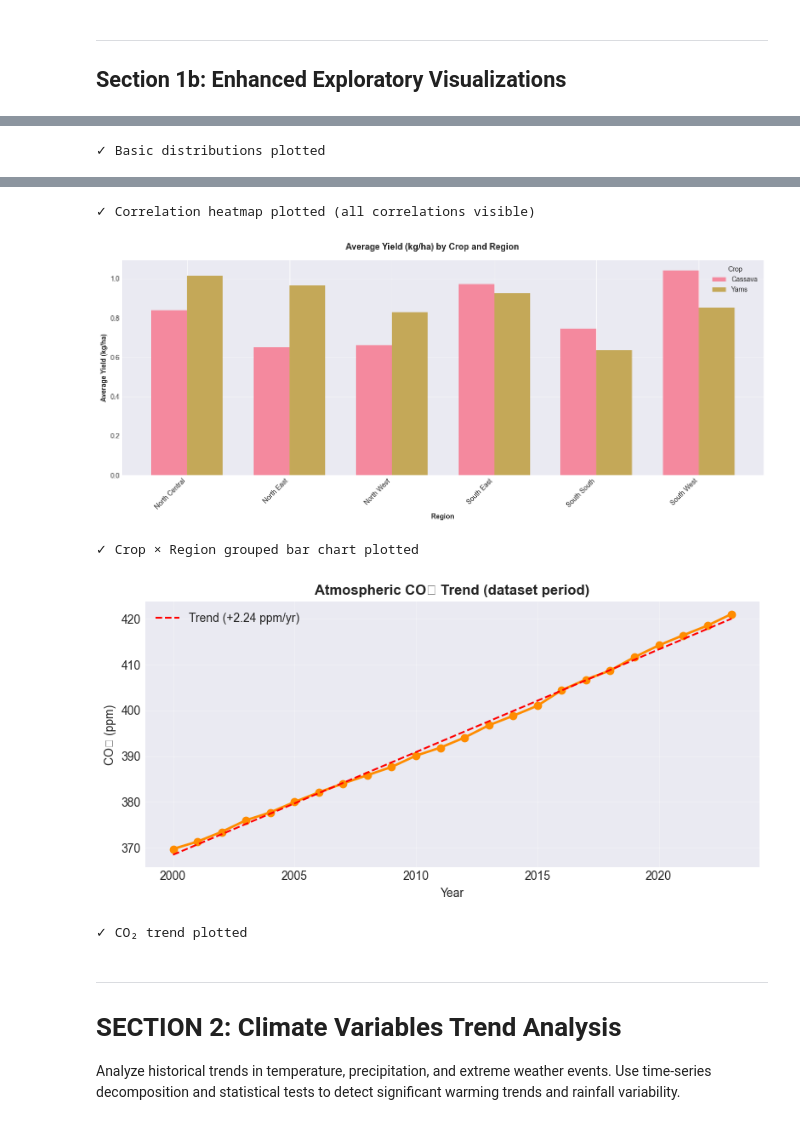
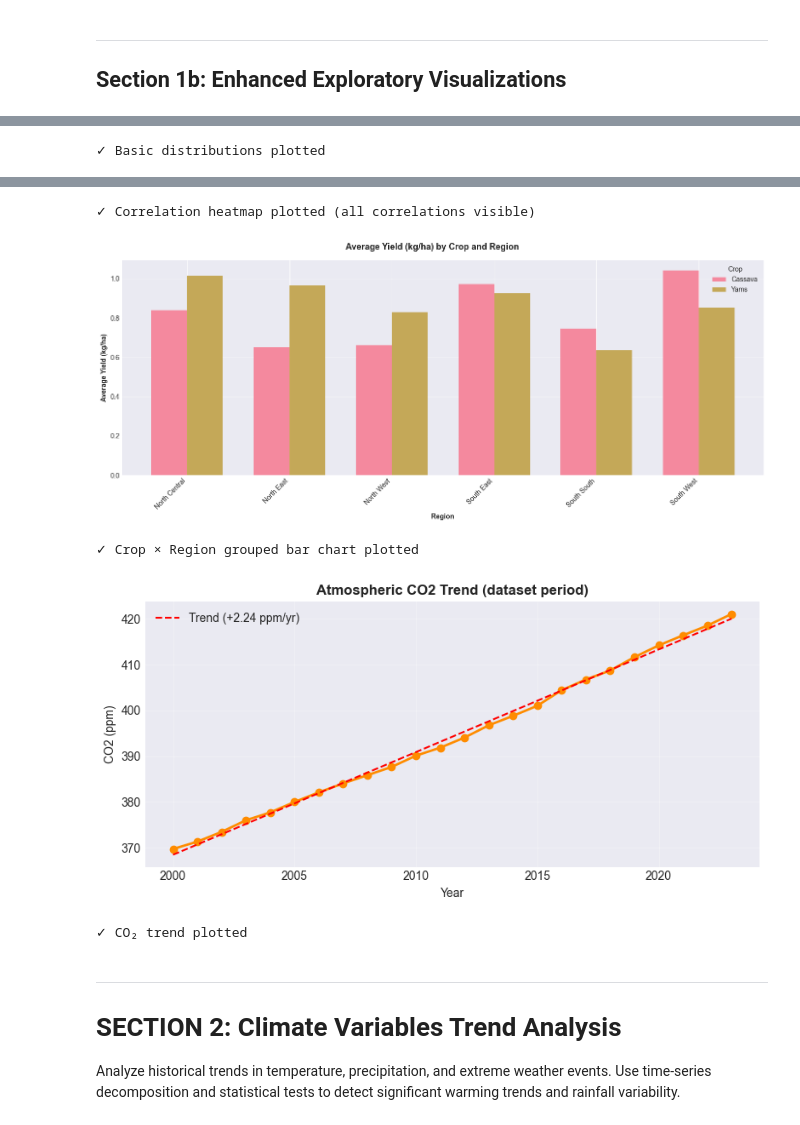
Before and after one commit to David-Ibitokun/Final-Year-Project, a Jupyter notebook: climate_change_food_security_nigeria_improved1.ipynb, the cells around one changed output, grey strips where cells are left out. Drawn from its saved outputs; the diff is of its cells as text; code cells hidden in the pictures.

```diff
--- a/climate_change_food_security_nigeria_improved1.ipynb
+++ b/climate_change_food_security_nigeria_improved1.ipynb
@@ -79,7 +79,7 @@ except FileNotFoundError:
     df = pd.DataFrame({
         'Region': np.random.choice(regions, n_samples),
         'Crop': np.random.choice(crops, n_samples),
-        'Year': np.random.randint(2015, 2025, n_samples),
+        'Year': np.random.randint(2000, 2024, n_samples),
         'Month': np.random.randint(1, 13, n_samples),
         'Temperature_C': np.random.normal(26, 3, n_samples),
         'Rainfall_mm': np.random.gamma(shape=2, scale=50, size=n_samples),
@@ -354,36 +354,36 @@ for i, crop in enumerate(pivot_data.columns):
 
 ax.set_xlabel('Region', fontweight='bold')
 ax.set_ylabel('Average Yield (kg/ha)', fontweight='bold')
 ax.set_xticks(x)
 ax.set_xticklabels(pivot_data.index, rotation=45, ha='right')
 ax.legend(title='Crop', fontsize=10)
 ax.grid(axis='y', alpha=0.3)
 
 plt.tight_layout()
 plt.savefig('results/climate_food_security/01c_crop_region_yield_grouped_bar.png', dpi=150, bbox_inches='tight')
 plt.show()
 print("✓ Crop × Region grouped bar chart plotted")
 
 # ── 4. NEW: CO₂ trend over time ───────────────────────────────────────────────
 co2_yearly = df.groupby('Year')['CO2_ppm'].mean()
 plt.figure(figsize=(8, 4))
 plt.plot(co2_yearly.index, co2_yearly.values, marker='o', color='darkorange', linewidth=2)
 z = np.polyfit(co2_yearly.index, co2_yearly.values, 1)
 plt.plot(co2_yearly.index, np.poly1d(z)(co2_yearly.index), 'r--', label=f'Trend (+{z[0]:.2f} ppm/yr)')
-plt.title('Atmospheric CO₂ Trend (dataset period)', fontsize=12, fontweight='bold')
-plt.xlabel('Year'); plt.ylabel('CO₂ (ppm)'); plt.legend(); plt.grid(alpha=0.3)
+plt.title('Atmospheric CO2 Trend (dataset period)', fontsize=12, fontweight='bold')
+plt.xlabel('Year'); plt.ylabel('CO2 (ppm)'); plt.legend(); plt.grid(alpha=0.3)
 plt.tight_layout()
 plt.savefig('results/climate_food_security/01d_co2_trend.png', dpi=150, bbox_inches='tight')
 plt.show()
 print("✓ CO₂ trend plotted")
 # %% [output]
 [figure]
 ✓ Basic distributions plotted
 [figure]
 ✓ Correlation heatmap plotted (all correlations visible)
 [figure]
 ✓ Crop × Region grouped bar chart plotted
-[figure, old version]
+[figure, new version]
 ✓ CO₂ trend plotted
 # %% [markdown]
 ---
```
Also changed, not shown: parts of 14 cells of this notebook.
